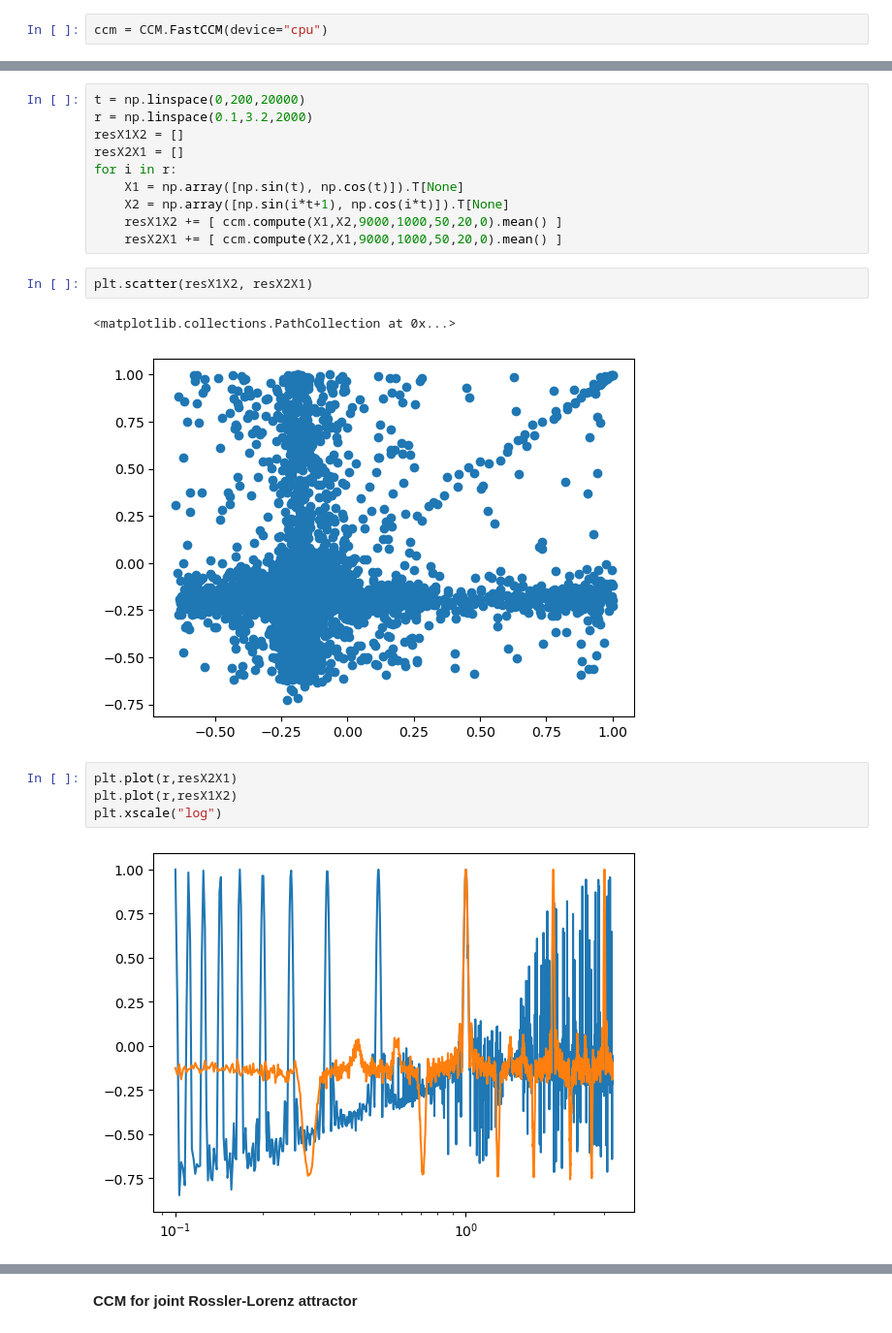
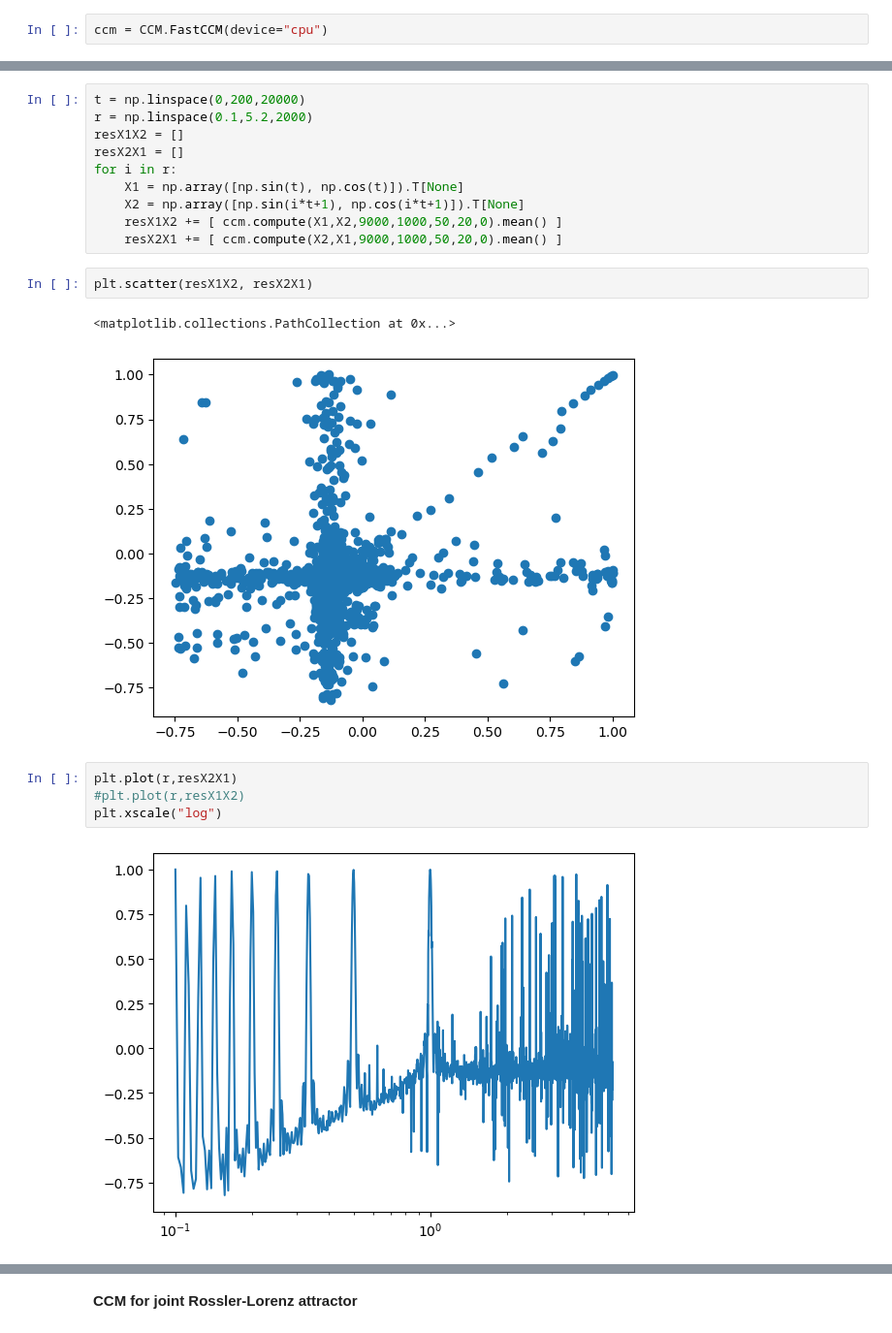
Before and after one commit to z7743/manifold_learning, a Jupyter notebook: notebooks/FastCCM usage examples.ipynb, the cells around one changed output, grey strips where cells are left out. Shown at 97% size. Drawn from its saved outputs; the diff is of its cells as text.

```diff
--- a/notebooks/FastCCM usage examples.ipynb
+++ b/notebooks/FastCCM usage examples.ipynb
@@ -11,21 +30,21 @@ ccm = CCM.FastCCM(device="cpu")
 # %%
 t = np.linspace(0,200,20000)
-r = np.linspace(0.1,3.2,2000)
+r = np.linspace(0.1,5.2,2000)
 resX1X2 = []
 resX2X1 = []
 for i in r:
     X1 = np.array([np.sin(t), np.cos(t)]).T[None]
-    X2 = np.array([np.sin(i*t+1), np.cos(i*t)]).T[None]
+    X2 = np.array([np.sin(i*t+1), np.cos(i*t+1)]).T[None]
     resX1X2 += [ ccm.compute(X1,X2,9000,1000,50,20,0).mean() ]
     resX2X1 += [ ccm.compute(X2,X1,9000,1000,50,20,0).mean() ]
 # %%
 plt.scatter(resX1X2, resX2X1)
 # %% [output]
 <matplotlib.collections.PathCollection at 0x...>
-[figure, old version]
+[figure, new version]
 # %%
 plt.plot(r,resX2X1)
-plt.plot(r,resX1X2)
+#plt.plot(r,resX1X2)
 plt.xscale("log")
 # %% [output]
-[figure, old version]
+[figure, new version]
```
Also changed, not shown: parts of 12 cells of this notebook, 1 other file.
